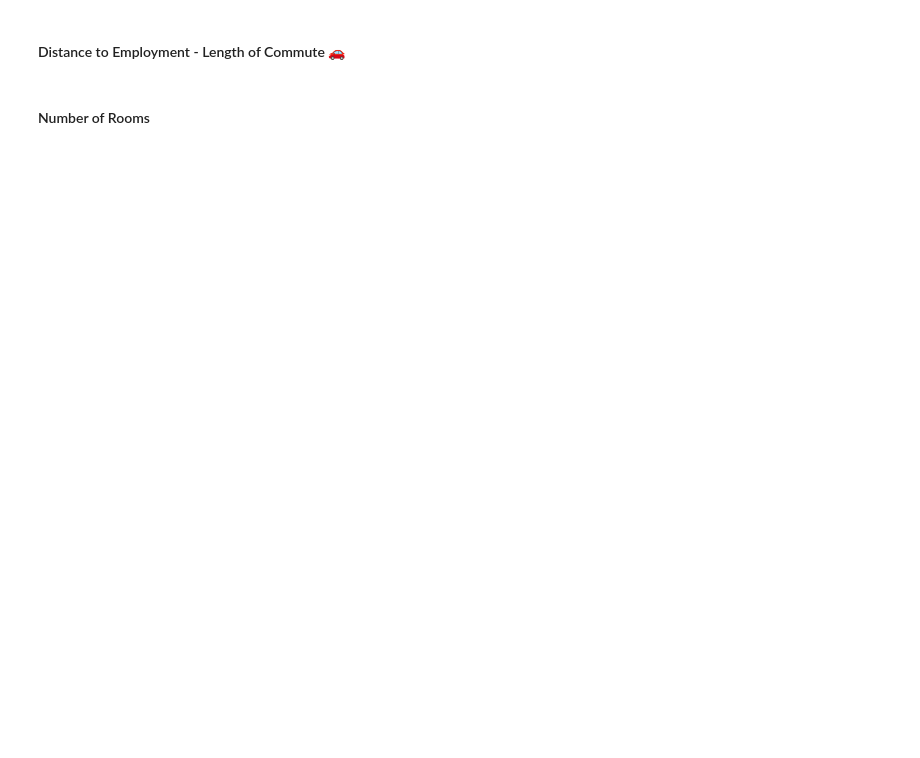
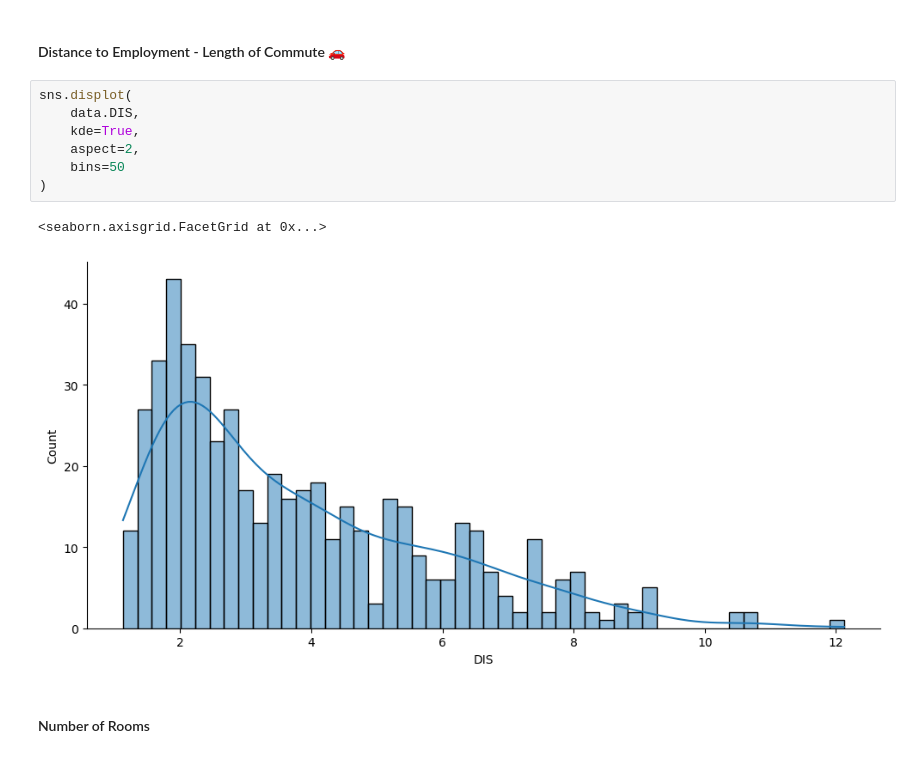
Before and after one commit to liamfrager/Python-Practice, a Jupyter notebook: 81 Multivariable Regression/Multivariable_Regression_and_Valuation_Model_(start).ipynb, the cells around one changed output. Drawn from its saved outputs; the diff is of its cells as text; blank space fills up the shorter version.

```diff
--- a/81 Multivariable Regression/Multivariable_Regression_and_Valuation_Model_(start).ipynb
+++ b/81 Multivariable Regression/Multivariable_Regression_and_Valuation_Model_(start).ipynb
@@ -113,4 +158,14 @@ What do you notice in the distributions of the data?
 # %% [markdown]
 #### Distance to Employment - Length of Commute 🚗
+# %%
+sns.displot(
+    data.DIS,
+    kde=True,
+    aspect=2,
+    bins=50
+)
+# %% [output]
+<seaborn.axisgrid.FacetGrid at 0x...>
+[figure, added]
 # %% [markdown]
 #### Number of Rooms
```
Also changed, not shown: parts of 37 cells of this notebook.
